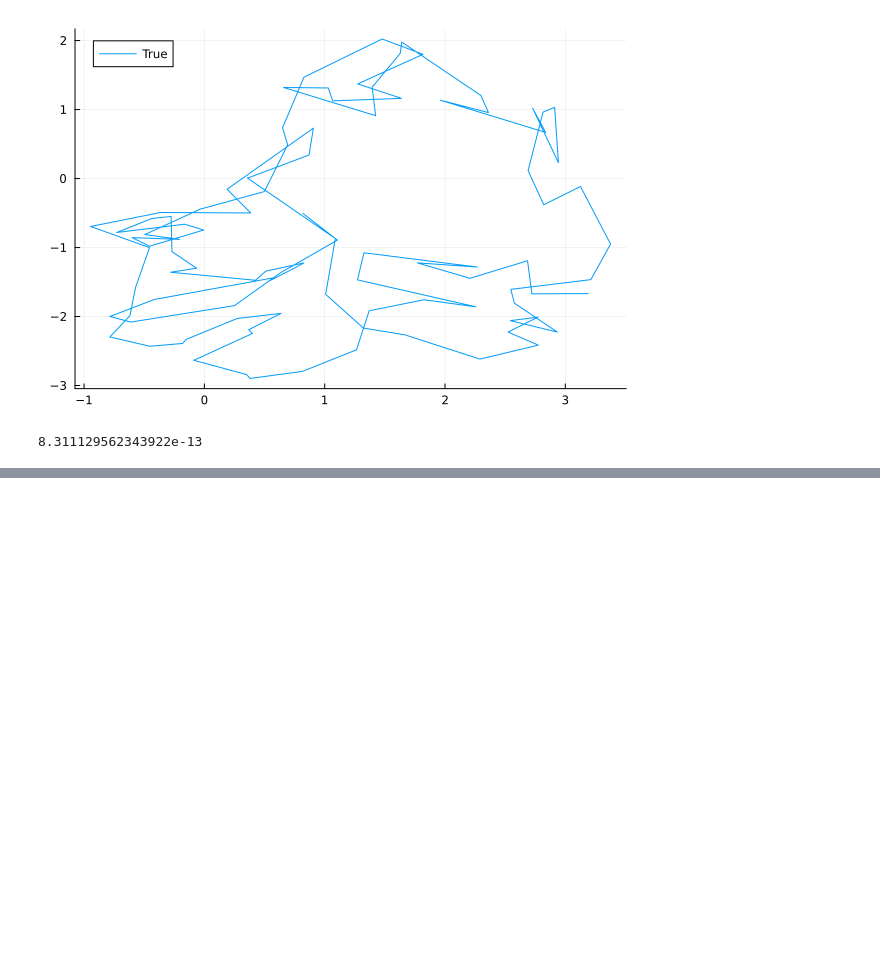
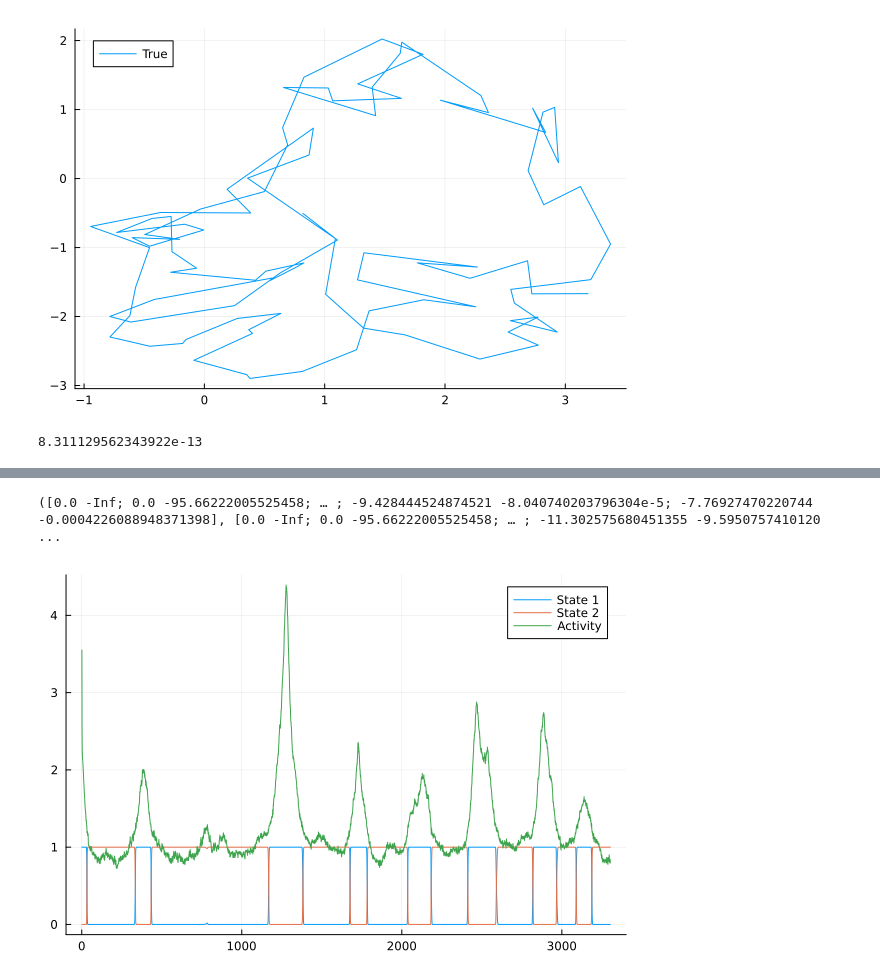
Before and after one commit to depasquale-lab/StateSpaceDynamics.jl, a Jupyter notebook: notebooks/plds.ipynb, the cells around one changed output, grey strips where cells are left out. Saved outputs shown, nothing was run; the diff lists cells and outputs as text; code cells hidden in the pictures; blank space fills up the shorter version.

```diff
--- a/notebooks/plds.ipynb
+++ b/notebooks/plds.ipynb
@@ -246,0 +264,9 @@ maximum(grad)
+# %%
+df = CSV.read("/Users/ryansenne/PyCharmProjects/DCA1_Paper/all_animals_activity_freezing_vector.csv", DataFrame)
+
+df = filter(row -> row[:animal_name] == "astro4", df)
+
+av = reshape(Vector(df[!, :activity_vector]), length(df[!, :activity_vector]), 1)
+
+hmm = SSM.GaussianHMM(av, 2)
+baumWelch!(hmm, av)
@@ -246,0 +289,10 @@ maximum(grad)
+# %%
+γ, ξ, α, β = SSM.E_step(hmm, av)
+# %% [output]
+([0.0 -Inf; 0.0 -95.66222005525458; … ; -9.428444524874521 -8.040740203796304e-5; -7.76927470220744 -0.0004226088948371398], [0.0 -Inf; 0.0 -95.66222005525458; … ; -11.302575680451355 -9.5950757410120 ...
+# %%
+plot(exp.(γ[:, 1]), label="State 1")
+plot!(exp.(γ[:, 2]), label="State 2")
+plot!(av, label="Activity")
+# %% [output]
+[figure, added]
```
Also changed, not shown: parts of 4 cells of this notebook.
